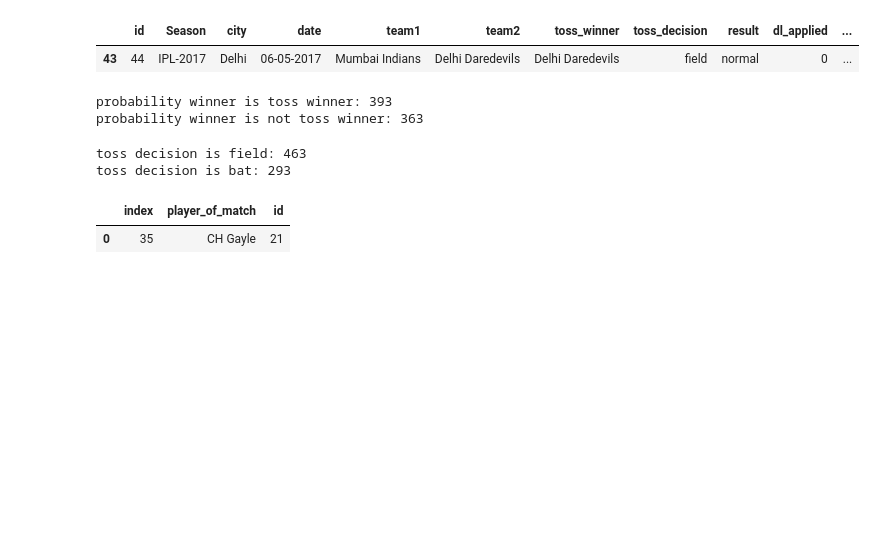
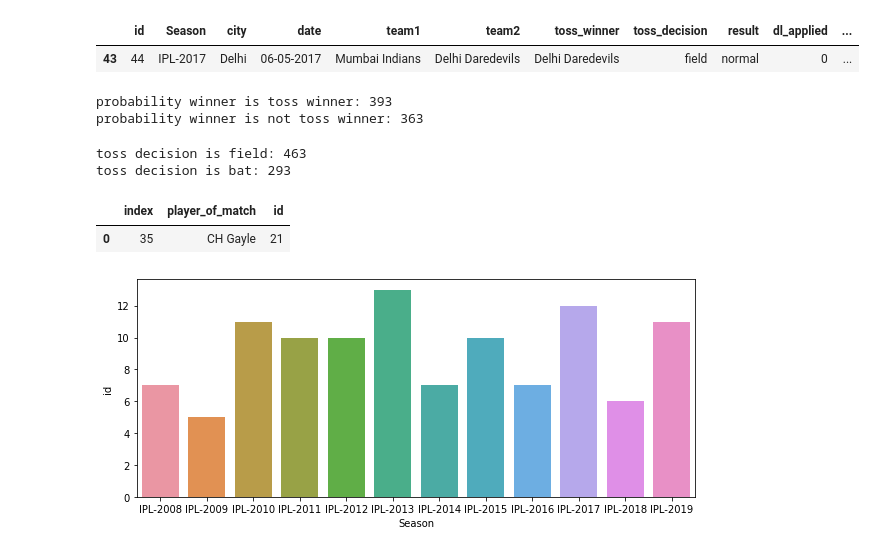
Before and after one commit to sulagna206/IPL-data, a Jupyter notebook: EDA.ipynb, the cells around one changed output. Cells and saved outputs as stored; diff of their text form; code cells hidden in the pictures; blank space fills up the shorter version.

```diff
--- a/EDA.ipynb
+++ b/EDA.ipynb
@@ -228,0 +227,13 @@ plt.show()
+# %%
+#analyzing for a team for example here Mumbai Indians
+mum_ind = data[(data['team1']=='Mumbai Indians')|(data['team2']=='Mumbai Indians')]
+# %%
+winner = mum_ind[mum_ind['winner']=='Mumbai Indians']
+# %%
+times_won = winner.groupby('Season',as_index=False).count()
+# %%
+plt.figure(figsize=(10,4))
+sns.barplot(x=times_won['Season'],y=times_won['id'],data=times_won)
+plt.show()
+# %% [output]
+[figure, added]
```
Also changed, not shown: parts of 1 cell of this notebook.
